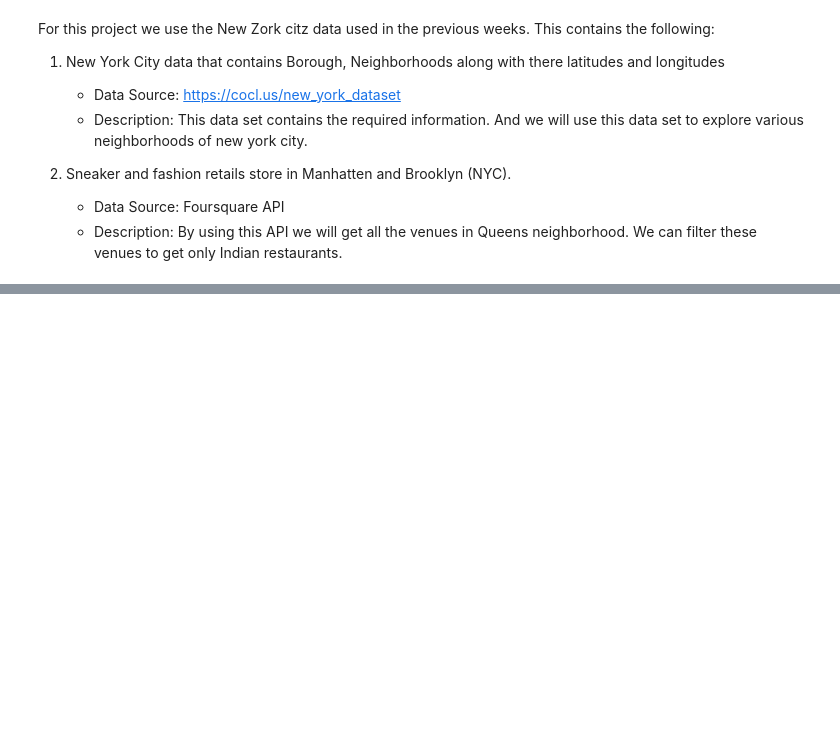
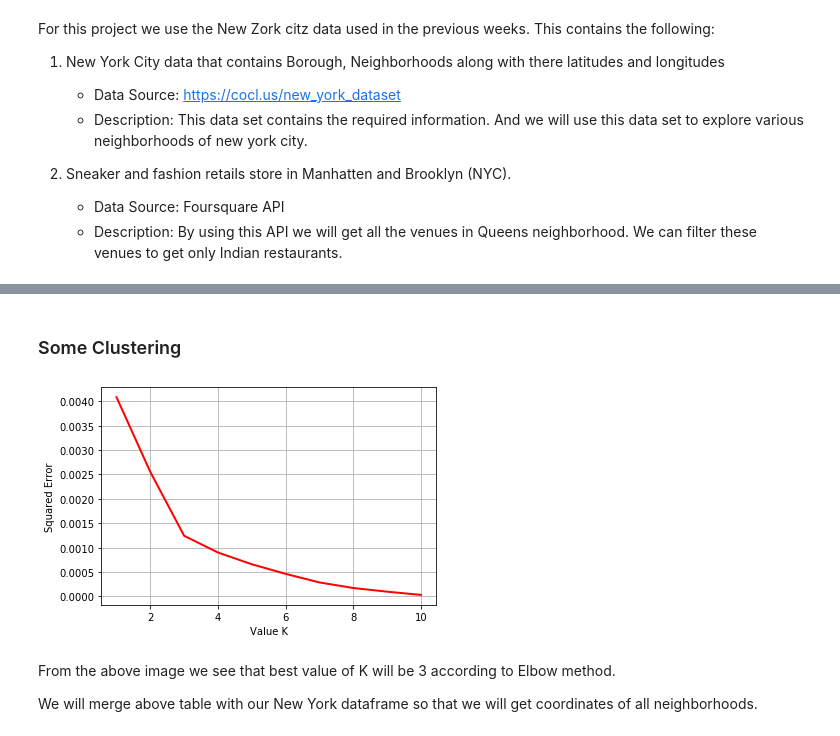
Before and after one commit to dsforecast/capstone, a Jupyter notebook: SneakerStoresNYC.ipynb, the cells around one changed output, grey strips where cells are left out. Saved outputs shown, nothing was run; the diff lists cells and outputs as text; code cells hidden in the pictures; blank space fills up the shorter version.

```diff
--- a/SneakerStoresNYC.ipynb
+++ b/SneakerStoresNYC.ipynb
@@ -20,0 +67,5 @@ For this project we use the New Zork citz data used in the previous weeks. This
+# %%
+!wget -q -O 'newyork_data.json' https://cocl.us/new_york_dataset
+print('Data downloaded!')
+with open('newyork_data.json') as json_data:
+    newyork_data = json.load(json_data)
@@ -20,0 +138,8 @@ For this project we use the New Zork citz data used in the previous weeks. This
+# %%
+CLIENT_ID = 'I3LSPZJQ13UVYQPGCIABQUPMLL1HU35WL3Y3IU3AFSCVCSHO' # your Foursquare ID
+CLIENT_SECRET = 'KT0WTE2HOIRPDYPFKPFACFZ5CF4QABRP400TY0O2ZXNYBVWR' # your Foursquare Secret
+VERSION = '20200605' # Foursquare API version
+
+print('Your credentails:')
+print('CLIENT_ID: ' + CLIENT_ID)
+print('CLIENT_SECRET:' + CLIENT_SECRET)
@@ -20,0 +224,17 @@ For this project we use the New Zork citz data used in the previous weeks. This
+# %%
+# one hot encoding
+manhattan_onehot = pd.get_dummies(manhattan_venues[['Venue Category']], prefix="", prefix_sep="")
+
+# add neighborhood column back to dataframe
+manhattan_onehot['Neighborhood'] = manhattan_venues['Neighborhood']
+
+# move neighborhood column to the first column
+fixed_columns = [manhattan_onehot.columns[-1]] + list(manhattan_onehot.columns[:-1])
+manhattan_onehot = manhattan_onehot[fixed_columns]
+
+manhattan_onehot.head()
+
+manhattan_onehot = manhattan_onehot[['Neighborhood','Shoe Store','Sporting Goods Shop','Bank']]
+# %%
+manhattan_grouped = manhattan_onehot.groupby('Neighborhood').mean().reset_index()
+manhattan_grouped.head()
@@ -20,0 +248,21 @@ For this project we use the New Zork citz data used in the previous weeks. This
+# %% [markdown]
+### Some Clustering
+# %%
+manhattan_grouped_clustering = manhattan_grouped.drop('Neighborhood', 1)
+cost=[]
+for i in range(1,11):
+    KM = KMeans(n_clusters = i, max_iter = 500)
+    KM.fit(manhattan_grouped_clustering)
+    cost.append(KM.inertia_)
+
+plt.plot(range(1,11), cost, color='r', linewidth='2')
+plt.xlabel('Value K')
+plt.ylabel('Squared Error')
+plt.grid()
+plt.show()
+# %% [output]
+[figure, added]
+# %% [markdown]
+From the above image we see that best value of K will be 3 according to Elbow method.
+
+We will merge above table with our New York dataframe so that we will get coordinates of all neighborhoods.
```
Also changed, not shown: parts of 40 cells of this notebook.
